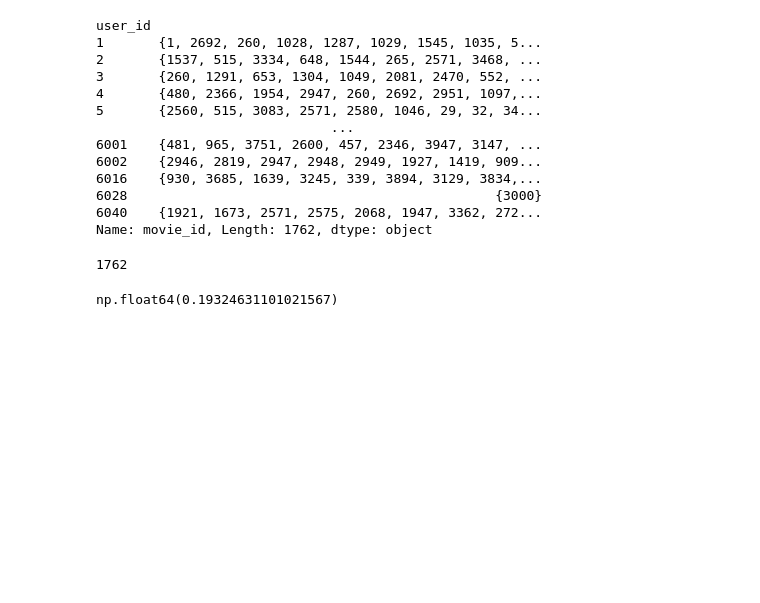
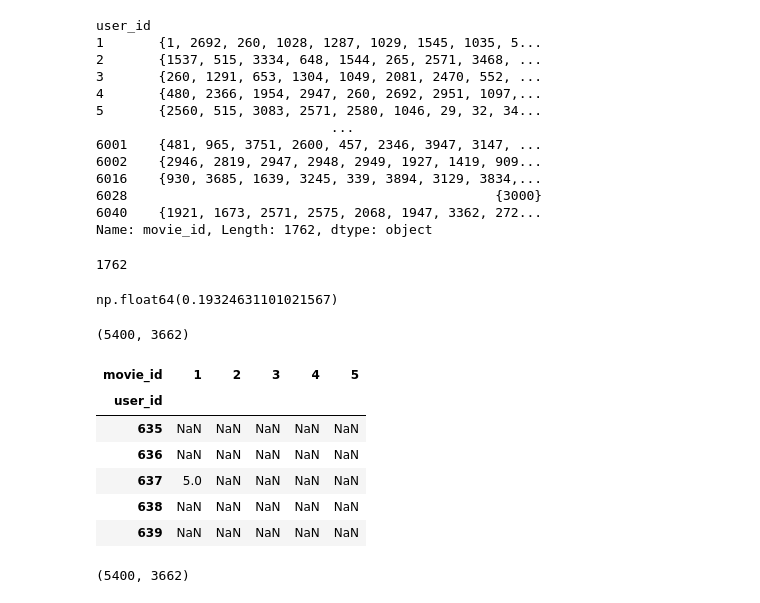
Before and after one commit to RaGHaV-186/filmhaus, a Jupyter notebook: filmhaus.ipynb, the cells around one changed output. Cells and saved outputs as stored; diff of their text form; code cells hidden in the pictures; blank space fills up the shorter version.

```diff
--- a/filmhaus.ipynb
+++ b/filmhaus.ipynb
@@ -173,3 +173,27 @@ scores = liked_by_user.apply(precision_at_10)
 scores.mean()
 # %% [output]
 np.float64(0.19324631101021567)
+# %%
+user_item = train.pivot_table(
+    index="user_id",
+    columns="movie_id",
+    values="rating",
+)
+# %%
+user_item.shape
+# %% [output]
+(5400, 3662)
+# %%
+user_item.iloc[:5, :5]
+# %% [output]
+| movie_id | 1 | 2 | 3 | 4 | 5 |
+| user_id |  |  |  |  |  |
+| 635 | NaN | NaN | NaN | NaN | NaN |
+| 636 | NaN | NaN | NaN | NaN | NaN |
+| 637 | 5.0 | NaN | NaN | NaN | NaN |
+| 638 | NaN | NaN | NaN | NaN | NaN |
+| 639 | NaN | NaN | NaN | NaN | NaN |
+# %%
+user_item.shape
+# %% [output]
+(5400, 3662)
```
Also changed, not shown: parts of 21 cells of this notebook.
